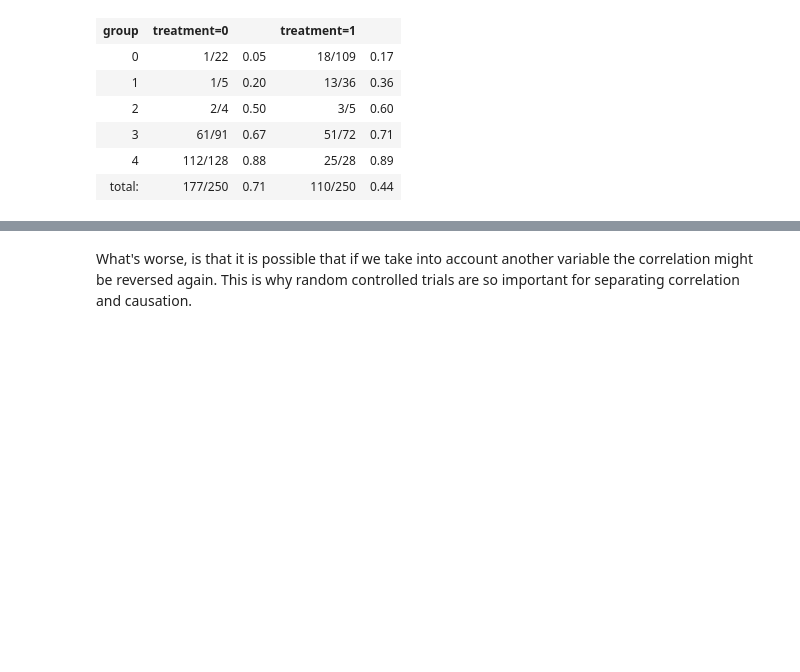
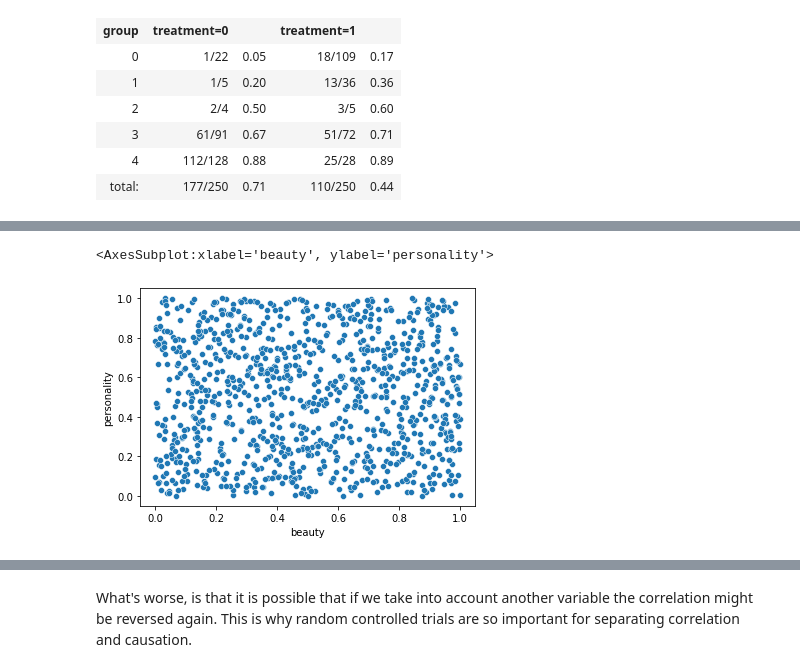
Before and after one commit to Ci2Lab/Applied_Causal_Inference_Course, a Jupyter notebook: lectures/CH-2-Discussion-Observation-to-Intervention.ipynb, the cells around one changed output, grey strips where cells are left out. Saved outputs shown, nothing was run; the diff lists cells and outputs as text; code cells hidden in the pictures; blank space fills up the shorter version.

```diff
--- a/lectures/CH-2-Discussion-Observation-to-Intervention.ipynb
+++ b/lectures/CH-2-Discussion-Observation-to-Intervention.ipynb
@@ -46,0 +49,14 @@ HTML(u.create_table(pd.read_csv("data/Simpson_paradox_binary_example.csv")))
+# %%
+import numpy as np
+import pandas as pd
+import seaborn as sns
+import matplotlib.pyplot as plt
+
+# Generate two independent characteristics (beauty,personality) in people
+N_people = 1000
+population = pd.DataFrame(data = {'beauty' : np.random.uniform(low = 0, high = 1, size = N_people),
+                                  'personality' : np.random.uniform(low = 0, high = 1, size = N_people)})
+sns.scatterplot(data=population, x = 'beauty', y = 'personality')
+# %% [output]
+<AxesSubplot:xlabel='beauty', ylabel='personality'>
+[figure, added]
```
Also changed, not shown: parts of 20 cells of this notebook.
